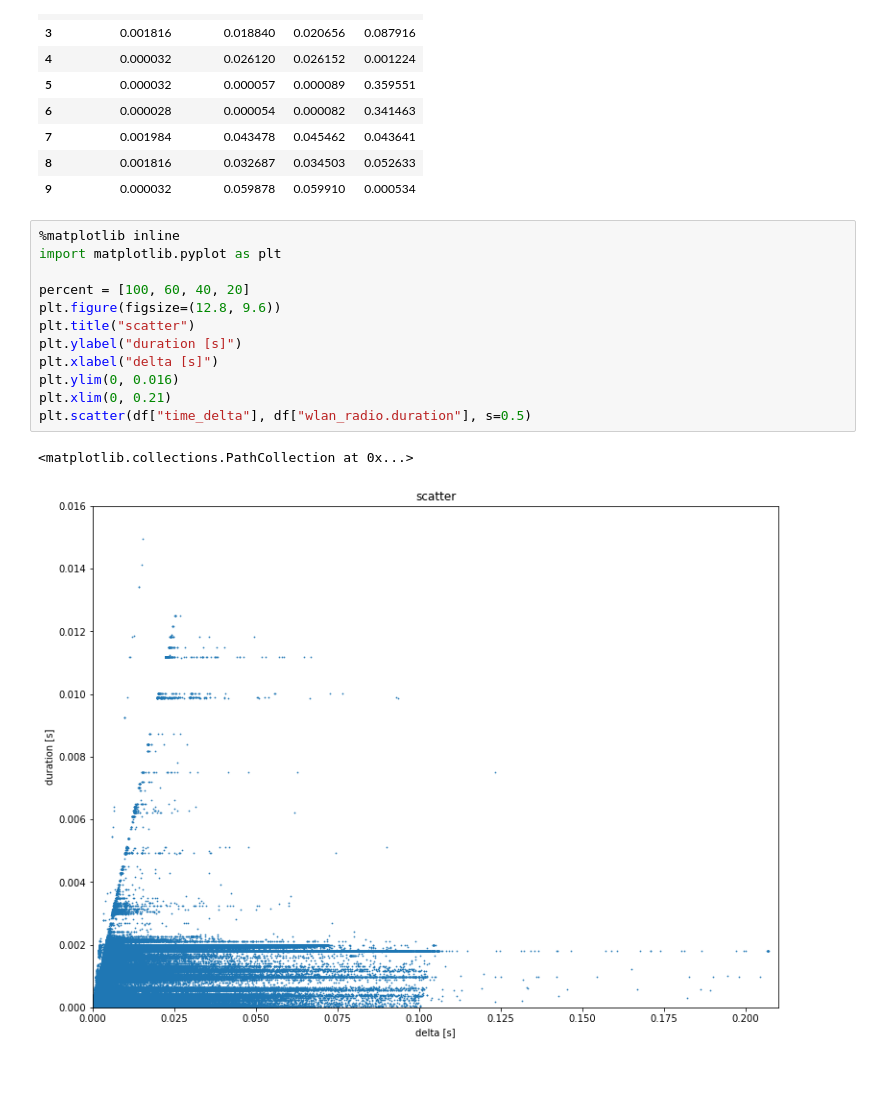
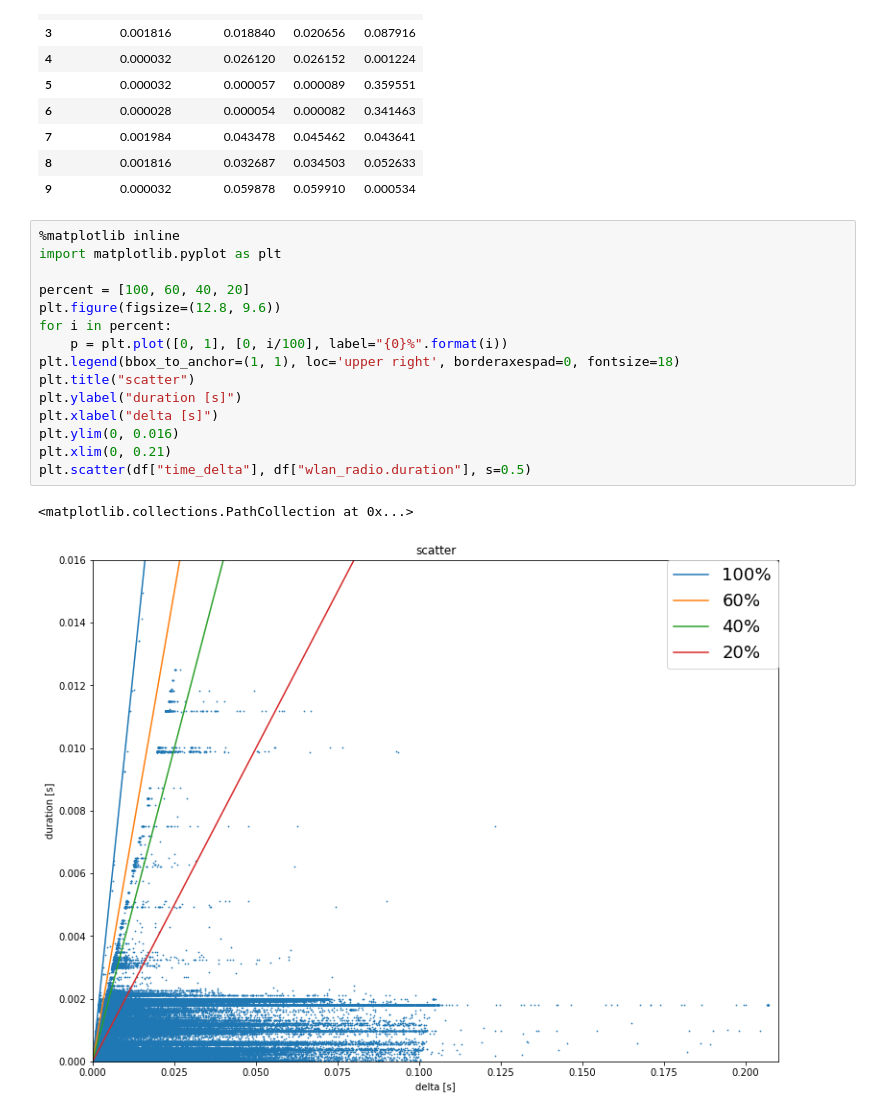
Before and after one commit to hamusita/master_research, a Jupyter notebook: simulations/simulation.ipynb, the cells around one changed output. Saved outputs shown, nothing was run; the diff lists cells and outputs as text; blank space fills up the shorter version.

```diff
--- a/simulations/simulation.ipynb
+++ b/simulations/simulation.ipynb
@@ -122,15 +122,18 @@ df.head(10)
 # %%
 %matplotlib inline
 import matplotlib.pyplot as plt
 
 percent = [100, 60, 40, 20]
 plt.figure(figsize=(12.8, 9.6))
+for i in percent:
+    p = plt.plot([0, 1], [0, i/100], label="{0}%".format(i))
+plt.legend(bbox_to_anchor=(1, 1), loc='upper right', borderaxespad=0, fontsize=18)
 plt.title("scatter")
 plt.ylabel("duration [s]")
 plt.xlabel("delta [s]")
 plt.ylim(0, 0.016)
 plt.xlim(0, 0.21)
 plt.scatter(df["time_delta"], df["wlan_radio.duration"], s=0.5)
 # %% [output]
 <matplotlib.collections.PathCollection at 0x...>
-[figure, old version]
+[figure, new version]
```
Also changed, not shown: parts of 4 cells of this notebook.
